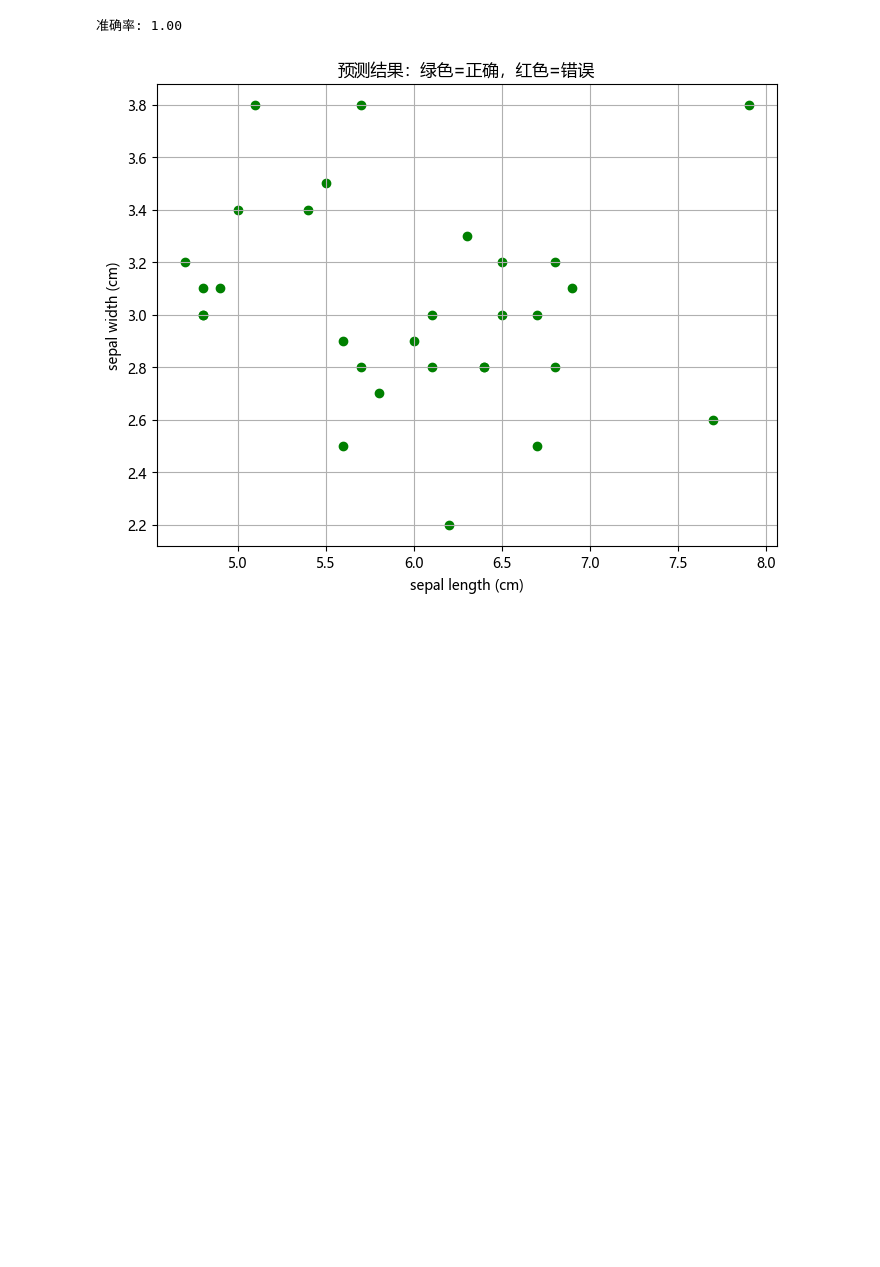
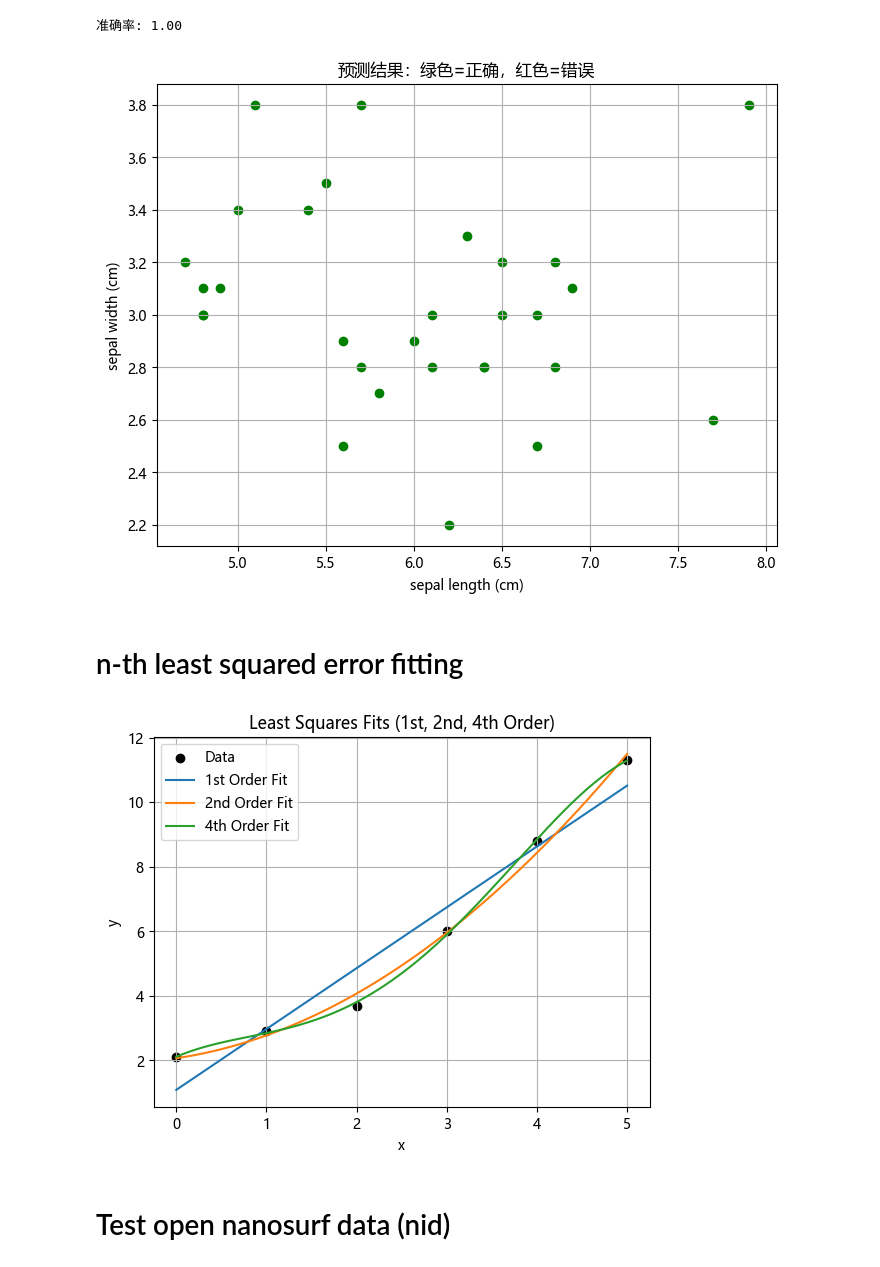
Before and after one commit to Piapiapia007/Piapiapia007, a Jupyter notebook: AIMI/Test.ipynb, the cells around one changed output. Saved outputs shown, nothing was run; the diff lists cells and outputs as text; code cells hidden in the pictures; blank space fills up the shorter version.

```diff
--- a/AIMI/Test.ipynb
+++ b/AIMI/Test.ipynb
@@ -41,3 +37,44 @@ plt.show()
 # %% [output]
 准确率: 1.00
 [figure]
+# %% [markdown]
+# n-th least squared error fitting
+# %%
+import numpy as np
+import matplotlib.pyplot as plt
+
+# 示例数据
+x = np.array([0, 1, 2, 3, 4, 5])
+y = np.array([2.1, 2.9, 3.7, 6.0, 8.8, 11.3])
+
+# 一阶拟合（线性）
+coeffs_1 = np.polyfit(x, y, 1)
+poly_1 = np.poly1d(coeffs_1)
+y_fit_1 = poly_1(x)
+
+# 二阶拟合（抛物线）
+coeffs_2 = np.polyfit(x, y, 2)
+poly_2 = np.poly1d(coeffs_2)
+y_fit_2 = poly_2(x)
+
+# 四阶拟合
+coeffs_4 = np.polyfit(x, y, 4)
+poly_4 = np.poly1d(coeffs_4)
+y_fit_4 = poly_4(x)
+
+# 绘图
+x_plot = np.linspace(min(x), max(x), 200)
+plt.scatter(x, y, color='black', label='Data')
+plt.plot(x_plot, poly_1(x_plot), label='1st Order Fit')
+plt.plot(x_plot, poly_2(x_plot), label='2nd Order Fit')
+plt.plot(x_plot, poly_4(x_plot), label='4th Order Fit')
+plt.legend()
+plt.xlabel('x')
+plt.ylabel('y')
+plt.title('Least Squares Fits (1st, 2nd, 4th Order)')
+plt.grid(True)
+plt.show()
+# %% [output]
+[figure, added]
+# %% [markdown]
+# Test open nanosurf data (nid)
```
Also changed, not shown: parts of 4 cells of this notebook, 2 other files.
